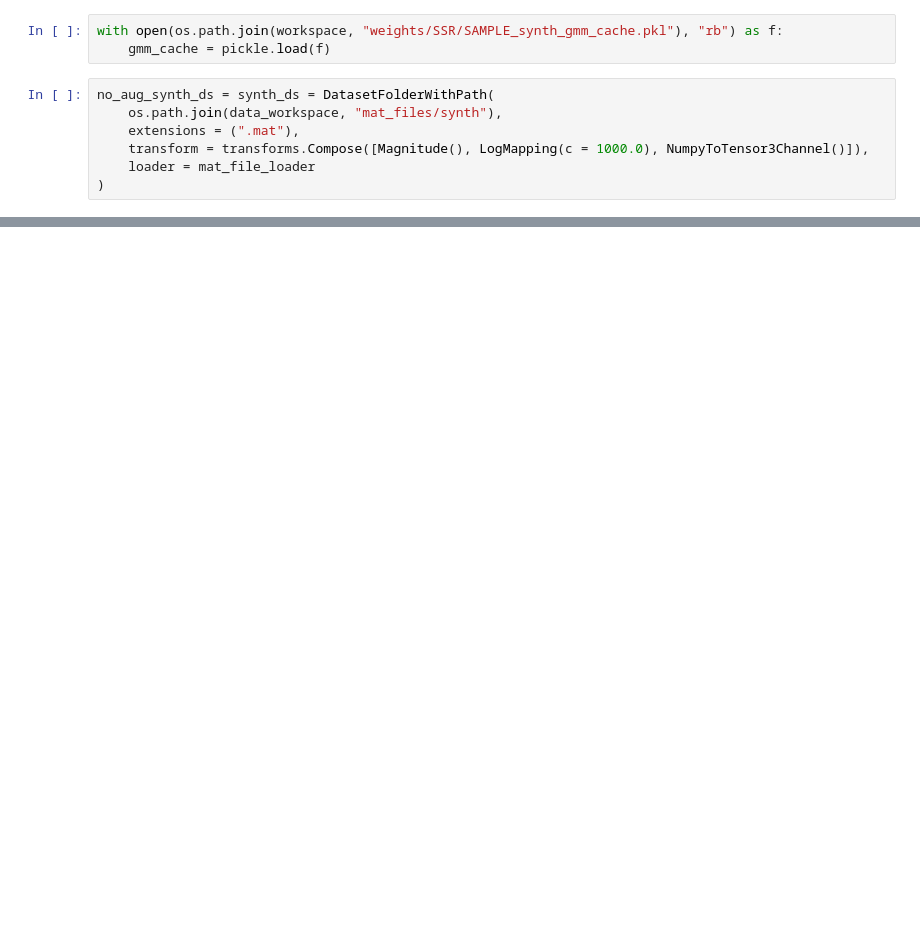
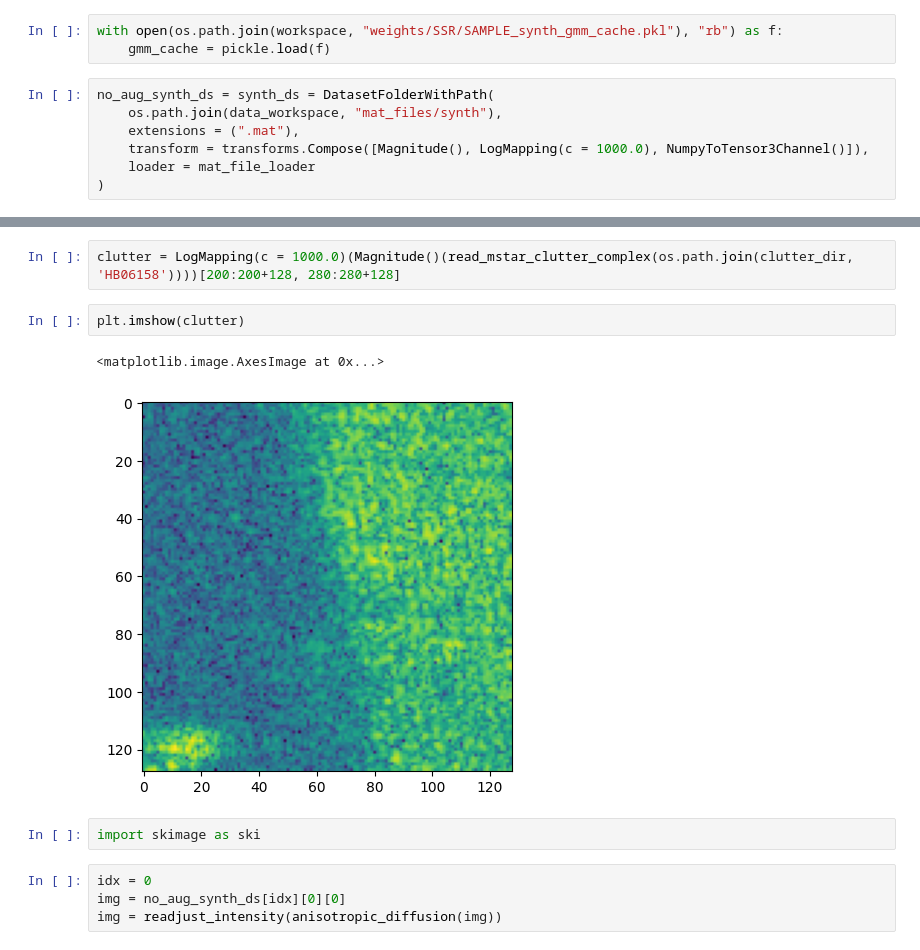
Before and after one commit to alvin-ng44/SAR_ML, a Jupyter notebook: notebooks/SSR/Segmentation/Zhao/zhao_for_synth.ipynb, the cells around one changed output, grey strips where cells are left out. Drawn from its saved outputs; the diff is of its cells as text; blank space fills up the shorter version.

```diff
--- a/notebooks/SSR/Segmentation/Zhao/zhao_for_synth.ipynb
+++ b/notebooks/SSR/Segmentation/Zhao/zhao_for_synth.ipynb
@@ -107,0 +105,13 @@ plt.show()
+# %%
+clutter = LogMapping(c = 1000.0)(Magnitude()(read_mstar_clutter_complex(os.path.join(clutter_dir, 'HB06158'))))[200:200+128, 280:280+128]
+# %%
+plt.imshow(clutter)
+# %% [output]
+<matplotlib.image.AxesImage at 0x...>
+[figure, added]
+# %%
+import skimage as ski
+# %%
+idx = 0
+img = no_aug_synth_ds[idx][0][0]
+img = readjust_intensity(anisotropic_diffusion(img))
```
Also changed, not shown: parts of 7 cells of this notebook.
